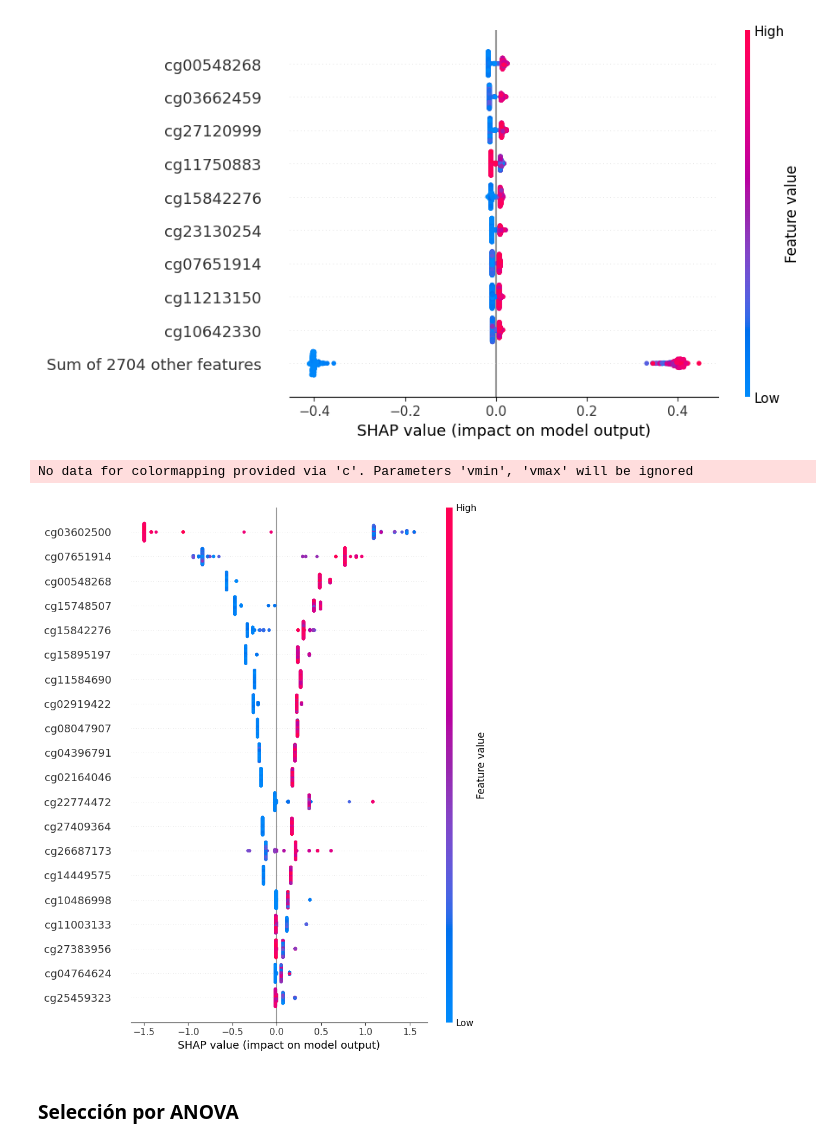
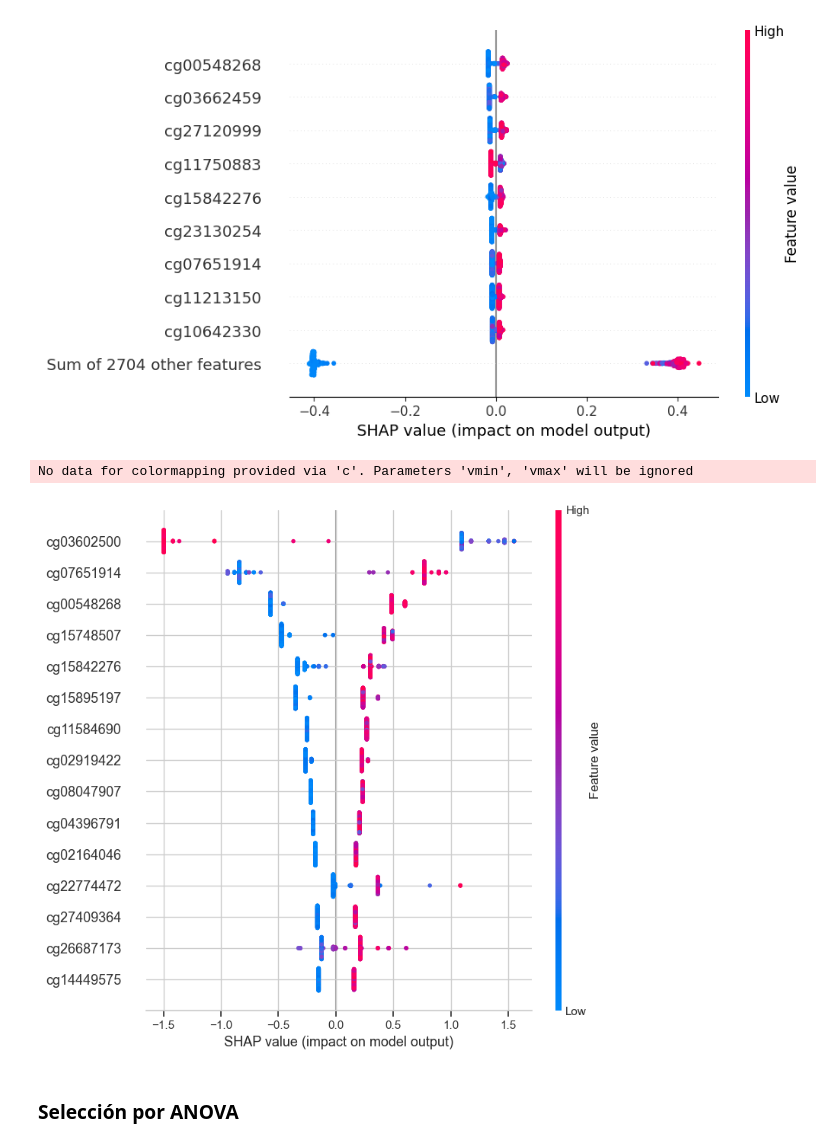
Before and after one commit to G-Urrea/Proyecto_Metilacion_ADN, a Jupyter notebook: notebooks/03-modeling_cpg.ipynb, the cells around one changed output. Drawn from its saved outputs; the diff is of its cells as text; code cells hidden in the pictures.

Commit message:
Modificaciones menores a visualizaciones

```diff
--- a/notebooks/03-modeling_cpg.ipynb
+++ b/notebooks/03-modeling_cpg.ipynb
@@ -269,12 +269,12 @@ No data for colormapping provided via 'c'. Parameters 'vmin', 'vmax' will be ign
 # %%
 xgb_rf = rf_estimators['XGBClassifier']
 
 explainer = shap.TreeExplainer(xgb_rf)
 shap_values = explainer(x_rf)
-shap.summary_plot(shap_values, x_rf)
+shap.summary_plot(shap_values, x_rf, max_display= 15)
 # %% [output]
 No data for colormapping provided via 'c'. Parameters 'vmin', 'vmax' will be ignored
-[figure, old version]
+[figure, new version]
 # %% [markdown]
 ### Selección por ANOVA
 # %%
```
Also changed, not shown: parts of 9 cells of this notebook, 1 other file.
